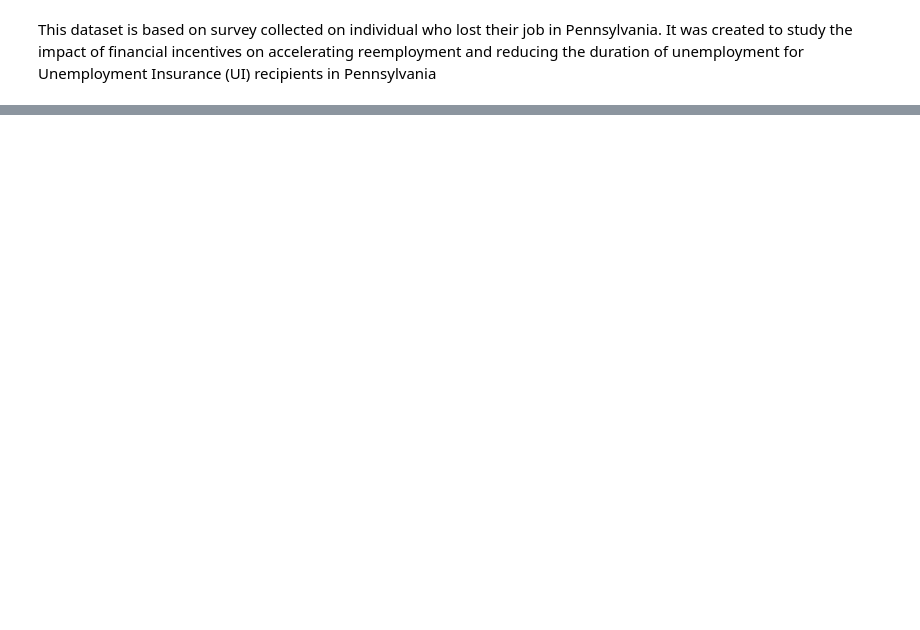
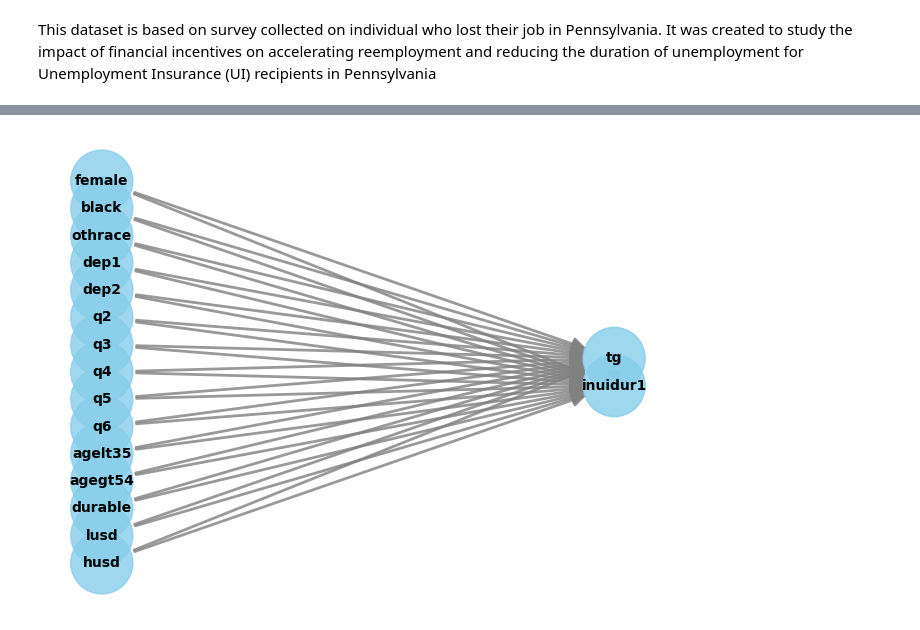
Before and after one commit to sindla97/Causal_inference_twins, a Jupyter notebook: causalml_pennbonus_exp.ipynb, the cells around one changed output, grey strips where cells are left out. Cells and saved outputs as stored; diff of their text form; code cells hidden in the pictures; blank space fills up the shorter version.

```diff
--- a/causalml_pennbonus_exp.ipynb
+++ b/causalml_pennbonus_exp.ipynb
@@ -113,13 +125,8 @@ This dataset is based on survey collected on individual who lost their job in Pe
 # %%
-library(DoubleML)
-df_bonus = fetch_bonus(return_type = "data.table")
-obj_dml_data_bonus = DoubleMLData$new(df_bonus,
-  y_col = "inuidur1",
-  d_cols = "tg",
-  x_cols = c(
-    "female", "black", "othrace", "dep1", "dep2",
+from dowhy import causal_graph, CausalModel
+model=model=CausalModel(data=data,
+             treatment='tg',
+             outcome='inuidur1',
+             common_causes=["female", "black", "othrace", "dep1", "dep2",
     "q2", "q3", "q4", "q5", "q6", "agelt35", "agegt54",
-    "durable", "lusd", "husd"
-  )
-)
-obj_dml_data_bonus
+    "durable", "lusd", "husd"])
@@ -125,0 +136,4 @@ obj_dml_data_bonus
+# %%
+model.view_model()
+# %% [output]
+[figure, added]
```
Also changed, not shown: parts of 15 cells of this notebook.
